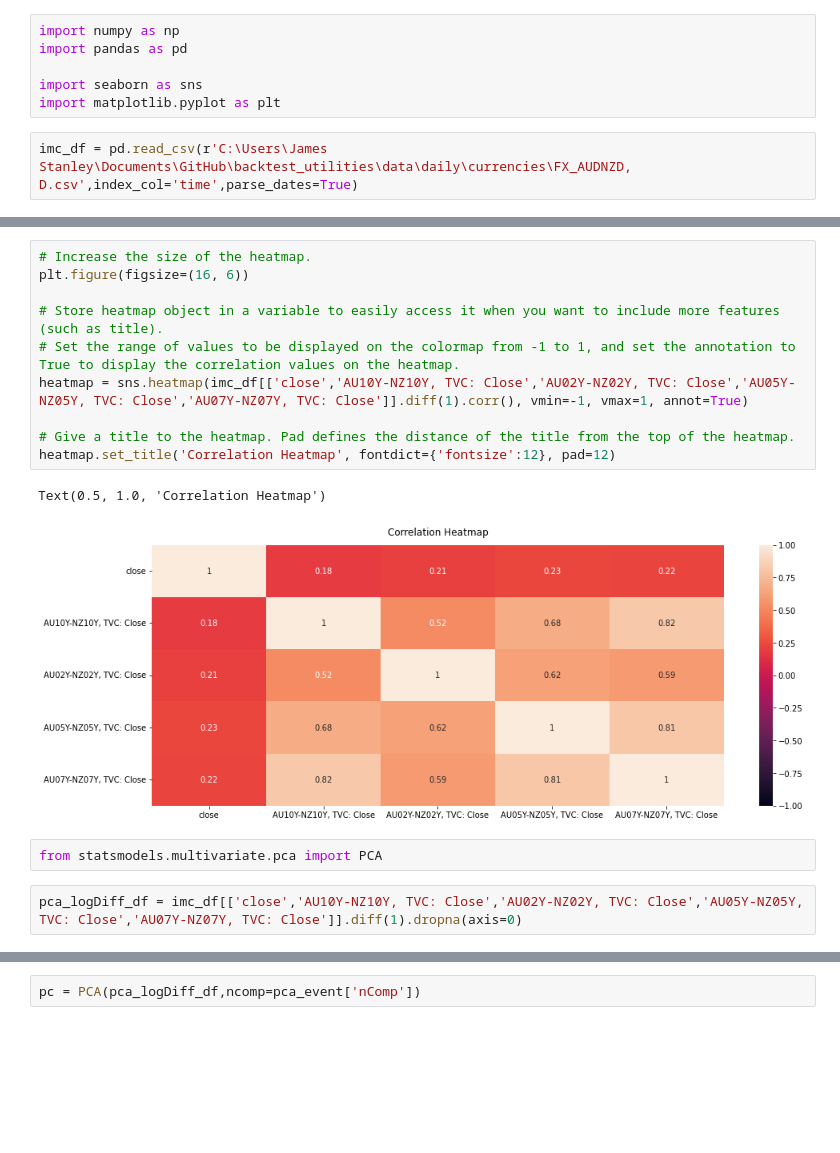
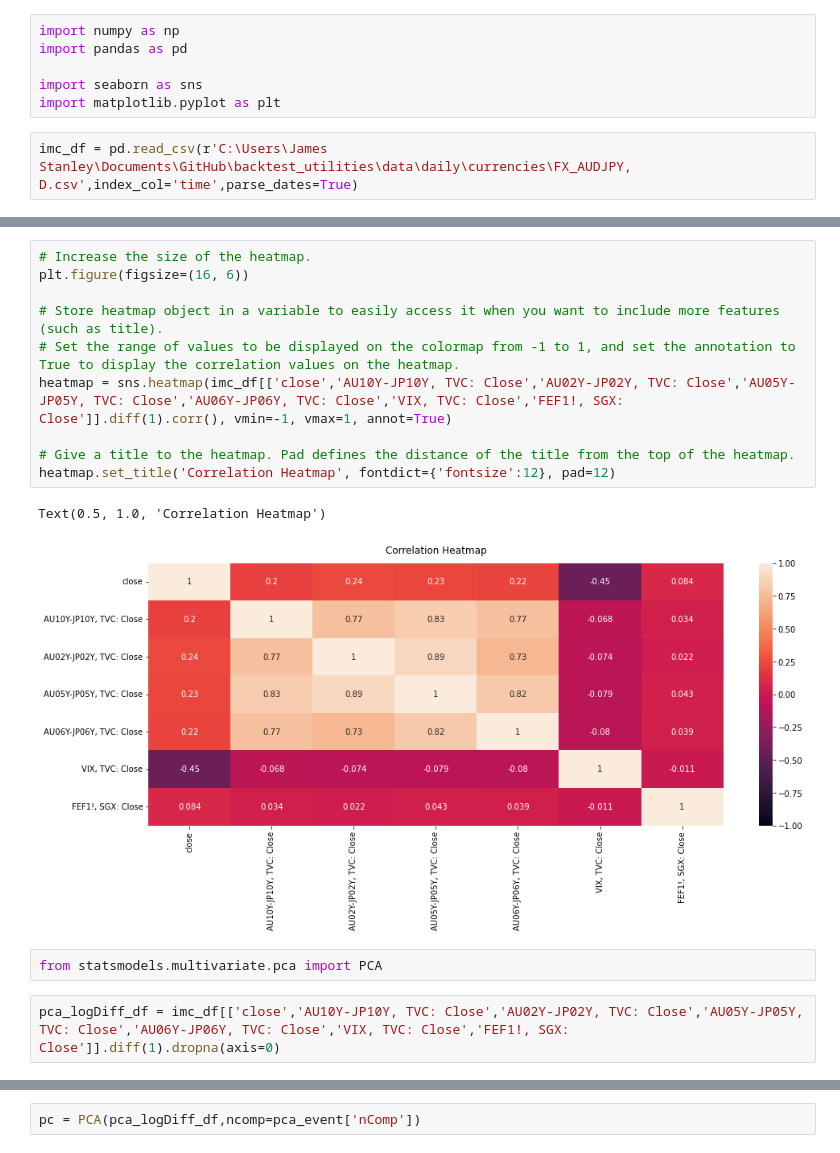
Before and after one commit to jamsyd/jamsydLibrary, a Jupyter notebook: approved_projects/arma_pca/fx_interest_rates.ipynb, the cells around one changed output, grey strips where cells are left out. Cells and saved outputs as stored; diff of their text form; blank space fills up the shorter version.

```diff
--- a/approved_projects/arma_pca/fx_interest_rates.ipynb
+++ b/approved_projects/arma_pca/fx_interest_rates.ipynb
@@ -5,7 +5,7 @@ import pandas as pd
 import seaborn as sns
 import matplotlib.pyplot as plt
 # %%
-imc_df = pd.read_csv(r'C:\Users\James Stanley\Documents\GitHub\backtest_utilities\data\daily\currencies\FX_AUDNZD, D.csv',index_col='time',parse_dates=True)
+imc_df = pd.read_csv(r'C:\Users\James Stanley\Documents\GitHub\backtest_utilities\data\daily\currencies\FX_AUDJPY, D.csv',index_col='time',parse_dates=True)
 # %%
 imc_df.columns
 # %% [output]
@@ -50,20 +54,20 @@ Text(0.5, 1.0, 'Correlation Heatmap')
 # %%
 # Increase the size of the heatmap.
 plt.figure(figsize=(16, 6))
 
 # Store heatmap object in a variable to easily access it when you want to include more features (such as title).
 # Set the range of values to be displayed on the colormap from -1 to 1, and set the annotation to True to display the correlation values on the heatmap.
-heatmap = sns.heatmap(imc_df[['close','AU10Y-NZ10Y, TVC: Close','AU02Y-NZ02Y, TVC: Close','AU05Y-NZ05Y, TVC: Close','AU07Y-NZ07Y, TVC: Close']].diff(1).corr(), vmin=-1, vmax=1, annot=True)
+heatmap = sns.heatmap(imc_df[['close','AU10Y-JP10Y, TVC: Close','AU02Y-JP02Y, TVC: Close','AU05Y-JP05Y, TVC: Close','AU06Y-JP06Y, TVC: Close','VIX, TVC: Close','FEF1!, SGX: Close']].diff(1).corr(), vmin=-1, vmax=1, annot=True)
 
 # Give a title to the heatmap. Pad defines the distance of the title from the top of the heatmap.
 heatmap.set_title('Correlation Heatmap', fontdict={'fontsize':12}, pad=12)
 # %% [output]
 Text(0.5, 1.0, 'Correlation Heatmap')
-[figure, old version]
+[figure, new version]
 # %%
 from statsmodels.multivariate.pca import PCA
 # %%
-pca_logDiff_df = imc_df[['close','AU10Y-NZ10Y, TVC: Close','AU02Y-NZ02Y, TVC: Close','AU05Y-NZ05Y, TVC: Close','AU07Y-NZ07Y, TVC: Close']].diff(1).dropna(axis=0)
+pca_logDiff_df = imc_df[['close','AU10Y-JP10Y, TVC: Close','AU02Y-JP02Y, TVC: Close','AU05Y-JP05Y, TVC: Close','AU06Y-JP06Y, TVC: Close','VIX, TVC: Close','FEF1!, SGX: Close']].diff(1).dropna(axis=0)
 # %%
 pca_event = {
 
```
Also changed, not shown: parts of 14 cells of this notebook, 3 other files.
